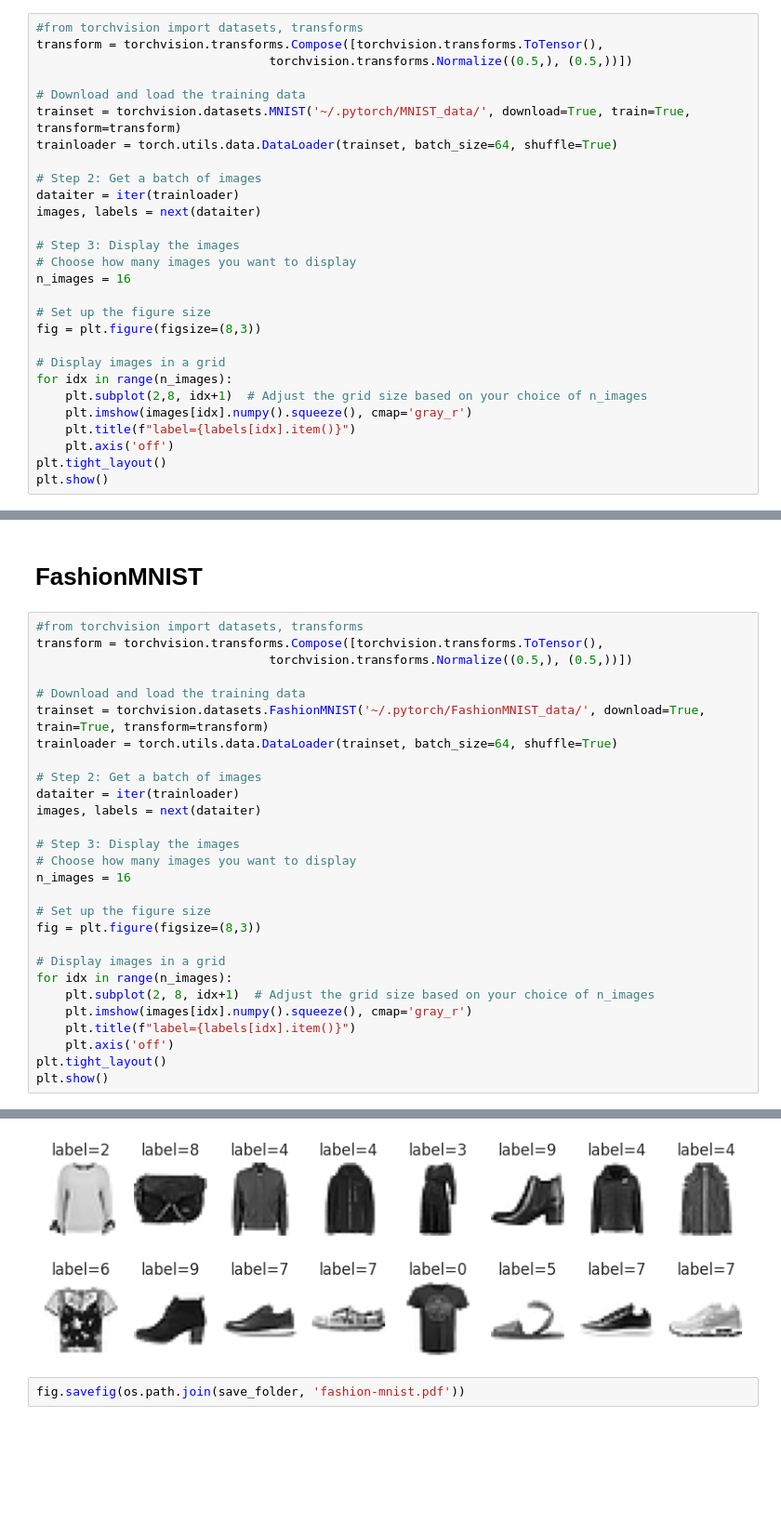
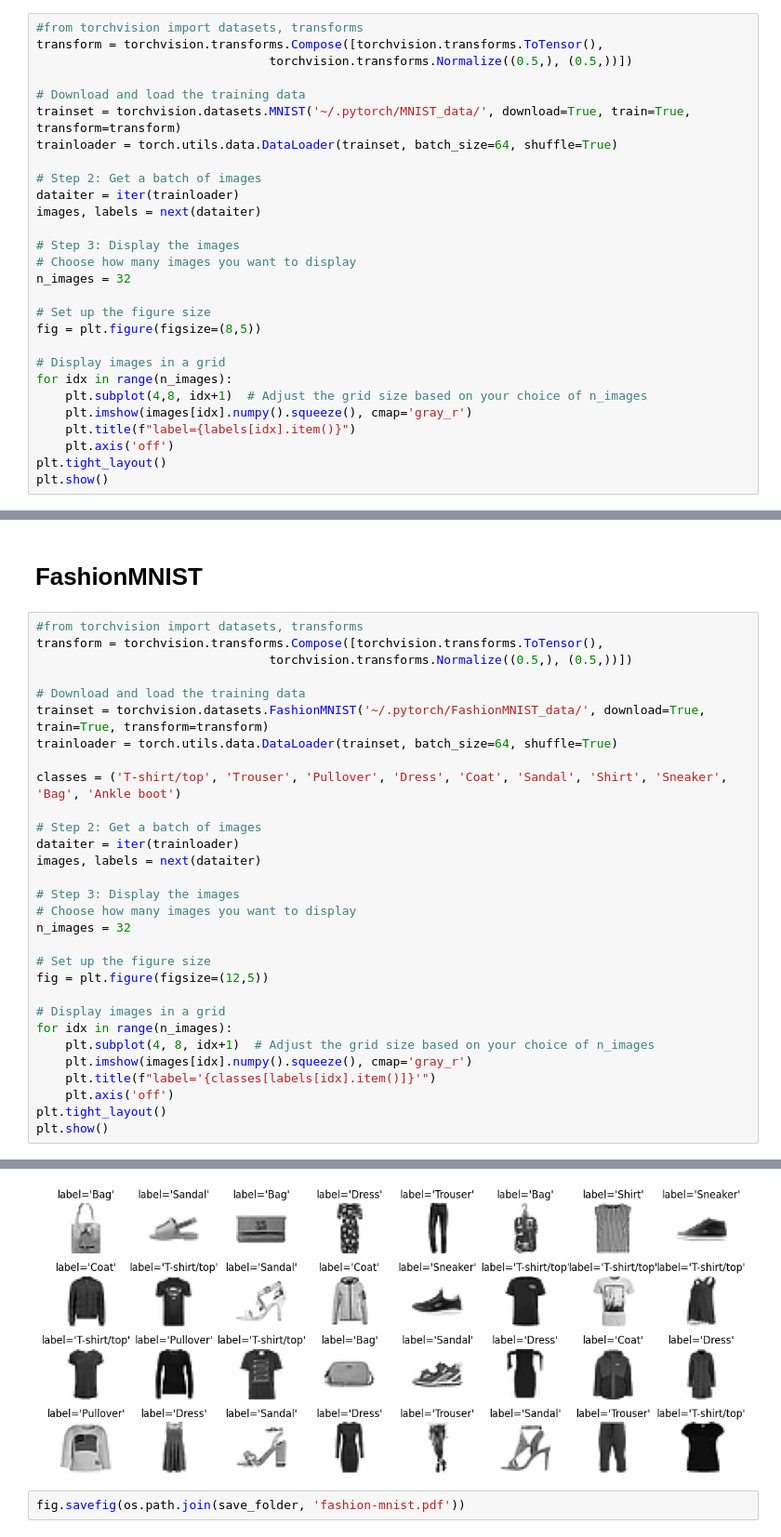
Before and after one commit to peiyong-addwater/Let-The-Quantum-Creep-In, a Jupyter notebook: datasample.ipynb, the cells around one changed output, grey strips where cells are left out. Shown at 93% size. Cells and saved outputs as stored; diff of their text form; blank space fills up the shorter version.

```diff
--- a/datasample.ipynb
+++ b/datasample.ipynb
@@ -86,14 +39,14 @@ images, labels = next(dataiter)
 
 # Step 3: Display the images
 # Choose how many images you want to display
-n_images = 16
+n_images = 32
 
 # Set up the figure size
-fig = plt.figure(figsize=(8,3))
+fig = plt.figure(figsize=(8,5))
 
 # Display images in a grid
 for idx in range(n_images):
-    plt.subplot(2,8, idx+1)  # Adjust the grid size based on your choice of n_images
+    plt.subplot(4,8, idx+1)  # Adjust the grid size based on your choice of n_images
     plt.imshow(images[idx].numpy().squeeze(), cmap='gray_r')
     plt.title(f"label={labels[idx].item()}")
     plt.axis('off')
@@ -145,22 +98,24 @@ transform = torchvision.transforms.Compose([torchvision.transforms.ToTensor(),
 trainset = torchvision.datasets.FashionMNIST('~/.pytorch/FashionMNIST_data/', download=True, train=True, transform=transform)
 trainloader = torch.utils.data.DataLoader(trainset, batch_size=64, shuffle=True)
 
+classes = ('T-shirt/top', 'Trouser', 'Pullover', 'Dress', 'Coat', 'Sandal', 'Shirt', 'Sneaker', 'Bag', 'Ankle boot')
+
 # Step 2: Get a batch of images
 dataiter = iter(trainloader)
 images, labels = next(dataiter)
 
 # Step 3: Display the images
 # Choose how many images you want to display
-n_images = 16
+n_images = 32
 
 # Set up the figure size
-fig = plt.figure(figsize=(8,3))
+fig = plt.figure(figsize=(12,5))
 
 # Display images in a grid
 for idx in range(n_images):
-    plt.subplot(2, 8, idx+1)  # Adjust the grid size based on your choice of n_images
+    plt.subplot(4, 8, idx+1)  # Adjust the grid size based on your choice of n_images
     plt.imshow(images[idx].numpy().squeeze(), cmap='gray_r')
-    plt.title(f"label={labels[idx].item()}")
+    plt.title(f"label='{classes[labels[idx].item()]}'")
     plt.axis('off')
 plt.tight_layout()
 plt.show()
@@ -183,4 +123,4 @@ Extracting /root/.pytorch/FashionMNIST_data/FashionMNIST/raw/t10k-labels-idx1-ub
-[figure, old version]
+[figure, new version]
 # %%
 fig.savefig(os.path.join(save_folder, 'fashion-mnist.pdf'))
 # %% [markdown]
```
Also changed, not shown: parts of 5 cells of this notebook, 3 other files.
